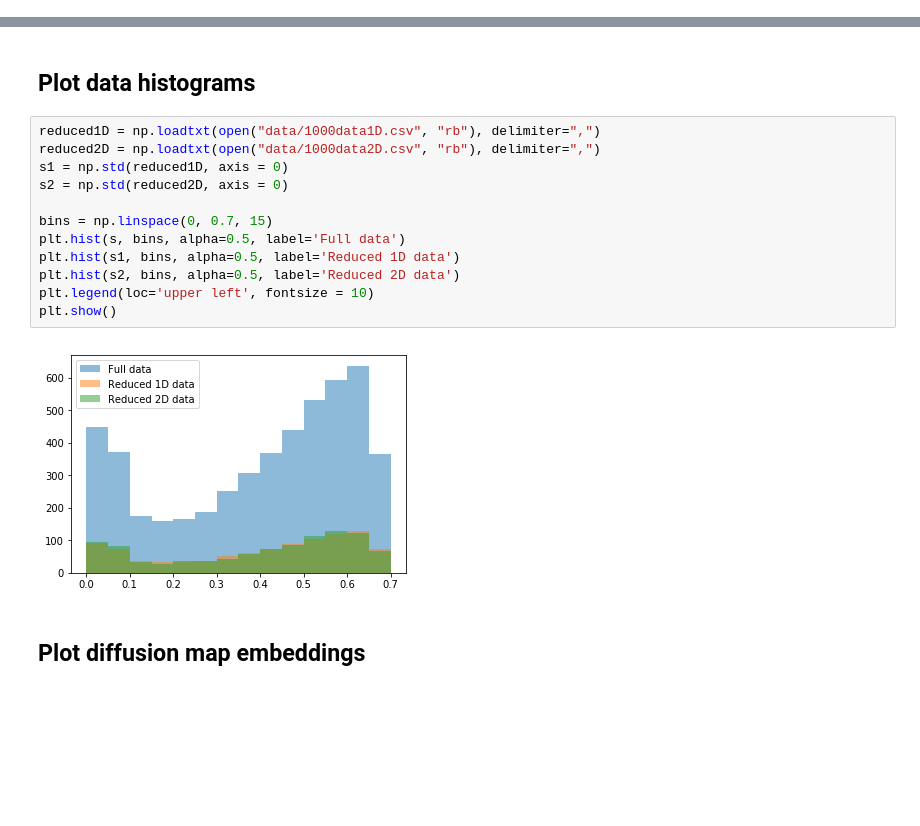
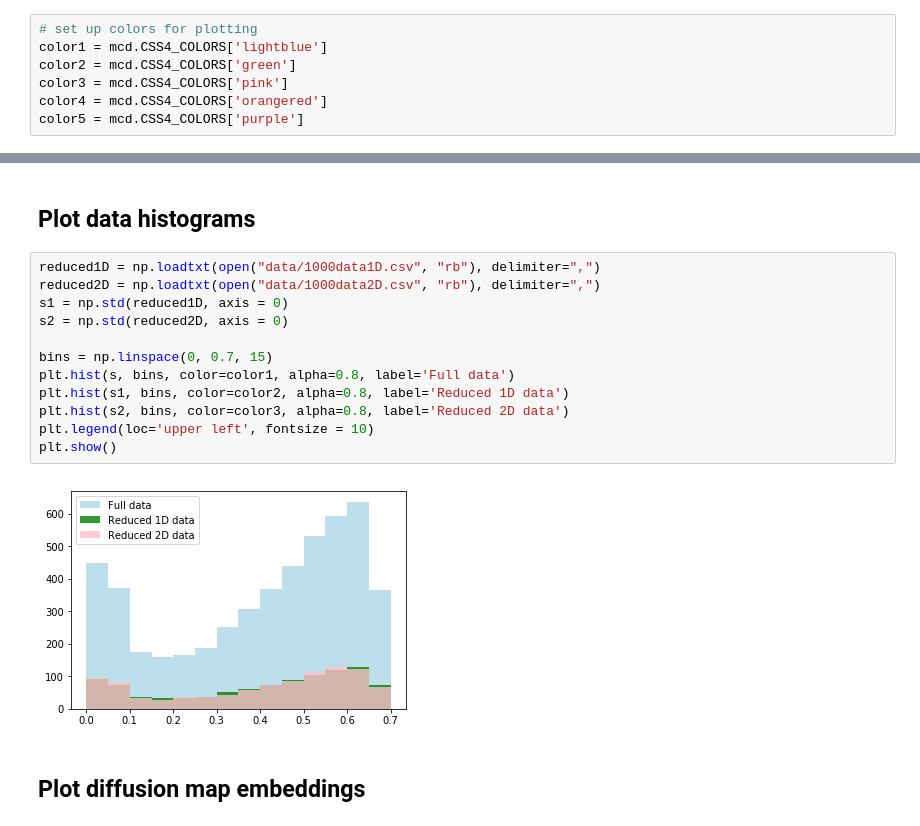
Before and after one commit to sandstede-lab/Equation-free-modeling, a Jupyter notebook: plot_eq_free.ipynb, the cells around one changed output, grey strips where cells are left out. Cells and saved outputs as stored; diff of their text form; blank space fills up the shorter version.

Commit message:
Better plotting colors

```diff
--- a/plot_eq_free.ipynb
+++ b/plot_eq_free.ipynb
@@ -6,3 +7,10 @@ from mpl_toolkits.mplot3d import Axes3D
+# %%
+# set up colors for plotting
+color1 = mcd.CSS4_COLORS['lightblue']
+color2 = mcd.CSS4_COLORS['green']
+color3 = mcd.CSS4_COLORS['pink']
+color4 = mcd.CSS4_COLORS['orangered']
+color5 = mcd.CSS4_COLORS['purple']
 # %% [markdown]
 ## Plot data in diffusion map
 # %%
@@ -31,17 +39,17 @@ plt.show()
 # %%
 reduced1D = np.loadtxt(open("data/1000data1D.csv", "rb"), delimiter=",")
 reduced2D = np.loadtxt(open("data/1000data2D.csv", "rb"), delimiter=",")
 s1 = np.std(reduced1D, axis = 0)
 s2 = np.std(reduced2D, axis = 0)
 
 bins = np.linspace(0, 0.7, 15)
-plt.hist(s, bins, alpha=0.5, label='Full data')
-plt.hist(s1, bins, alpha=0.5, label='Reduced 1D data')
-plt.hist(s2, bins, alpha=0.5, label='Reduced 2D data')
+plt.hist(s, bins, color=color1, alpha=0.8, label='Full data')
+plt.hist(s1, bins, color=color2, alpha=0.8, label='Reduced 1D data')
+plt.hist(s2, bins, color=color3, alpha=0.8, label='Reduced 2D data')
 plt.legend(loc='upper left', fontsize = 10)
 plt.show()
 # %% [output]
-[figure, old version]
+[figure, new version]
 # %% [markdown]
 ## Plot diffusion map embeddings
 # %%
```
Also changed, not shown: parts of 16 cells of this notebook.
